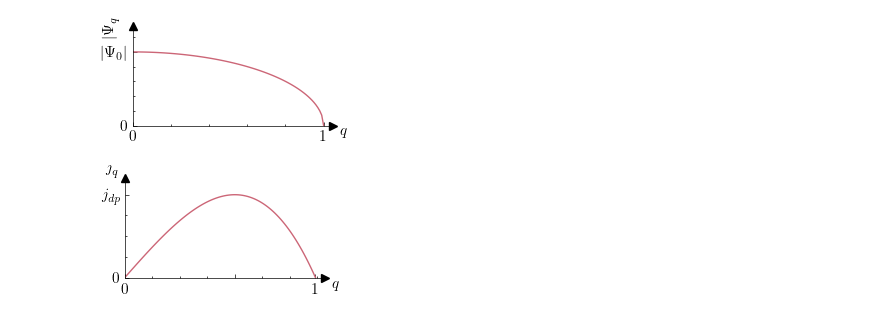
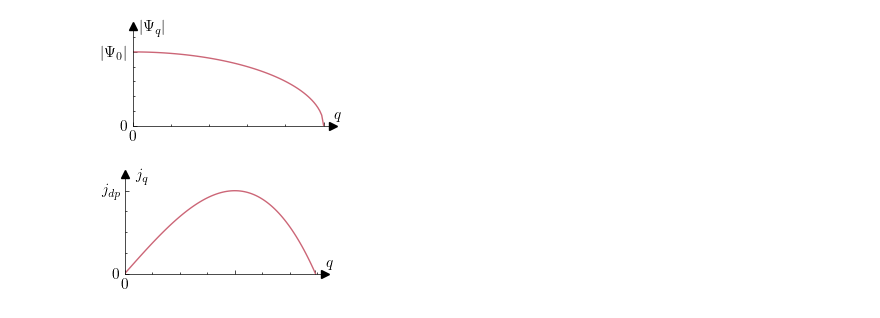
Before and after one commit to Ruberhauptmann/masters-thesis-manuscript, a Jupyter notebook: images/generate_illustrations.ipynb, the cells around one changed output. Cells and saved outputs as stored; diff of their text form; code cells hidden in the pictures.

```diff
--- a/images/generate_illustrations.ipynb
+++ b/images/generate_illustrations.ipynb
@@ -106,9 +131,9 @@ q_interpolate = np.linspace(0, 1, 100)
 
 fig, ax = plt.subplots(figsize=(WIDTH, WIDTH / 2))
 
-ax.plot(q_interpolate, ginzburg_landau_order_parameter_vs_q(q_interpolate))
+ax.plot(q_interpolate, ginzburg_landau_order_parameter_vs_q(q_interpolate), color='C0')
 
-ax.set_ylabel(r"$\vert \Psi_q \vert$")
+ax.set_ylabel(r"$\vert \Psi_q \vert$", rotation=0)
 ax.set_xlabel("$q$")
 
 zero_value = ginzburg_landau_order_parameter_vs_q(0)
@@ -121,8 +146,8 @@ ax.spines["right"].set_visible(False)
 
 ax.plot(1, 0, ">k", transform=ax.get_yaxis_transform(), clip_on=False)
 ax.plot(0, 1, "^k", transform=ax.get_xaxis_transform(), clip_on=False)
-ax.xaxis.set_label_coords(1.05, 0.01)
-ax.yaxis.set_label_coords(-0.07, 1.01)
+ax.xaxis.set_label_coords(1.02, 0.17)
+ax.yaxis.set_label_coords(0.105, 0.89)
 
 ax.tick_params(axis="x", which="both", bottom=True, top=False, labelbottom=True)
 ax.tick_params(axis="y", which="both", left=True, right=False, labelbottom=True)
@@ -130,7 +155,7 @@ ax.tick_params(axis="y", which="both", left=True, right=False, labelbottom=True)
 ax.grid(False)
 
 ax.set_yticks([0, zero_value], [0, r"$\vert \Psi_0 \vert$"])
-ax.set_xticks([0, 1], [0, 1])
+ax.set_xticks([0, 1], [0, ""])
 
 fig.savefig("ginzburg_landau_OP_vs_q.pgf")
 #plt.close(fig)
@@ -138,35 +163,35 @@ fig.savefig("ginzburg_landau_OP_vs_q.pgf")
 q_interpolate = np.linspace(0, 1, 100)
 
 fig, ax = plt.subplots(figsize=(WIDTH, WIDTH / 2))
 
 maximum = fmin(lambda x: -ginzburg_landau_current_vs_q(x), 0, disp=False, full_output=True)
 
 ax.plot(q_interpolate, ginzburg_landau_current_vs_q(q_interpolate))
 
 ax.set_ylabel("$j_q$", rotation=0)
 ax.set_xlabel("$q$")
 
 ax.set_xlim(left=0)
 ax.set_ylim(bottom=0, top=-1.2 * maximum[1])
 
 ax.spines["top"].set_visible(False)
 ax.spines["right"].set_visible(False)
 
 ax.plot(1, 0, ">k", transform=ax.get_yaxis_transform(), clip_on=False)
 ax.plot(0, 1, "^k", transform=ax.get_xaxis_transform(), clip_on=False)
-ax.xaxis.set_label_coords(1.05, 0.01)
-ax.yaxis.set_label_coords(-0.07, 1.01)
+ax.xaxis.set_label_coords(1.02, 0.17)
+ax.yaxis.set_label_coords(0.08, 0.89)
 
 ax.set_yticks([0, -maximum[1]], [0, "$j_{dp}$"])
-ax.set_xticks([0, maximum[0][0], 1], [0, "", 1])
+ax.set_xticks([0, maximum[0][0], 1], [0, "", ""])
 
 ax.tick_params(axis="x", which="both", bottom=True, top=False, labelbottom=True)
 ax.tick_params(axis="y", which="both", left=True, right=False, labelbottom=True)
 
 ax.grid(False)
 
 fig.savefig("ginzburg_landau_current_vs_q.pgf")
 #plt.close(fig)
 # %% [output]
-[figure, old version]
+[figure, new version]
-[figure, old version]
+[figure, new version]
```
Also changed, not shown: parts of 3 cells of this notebook, 20 other files.
